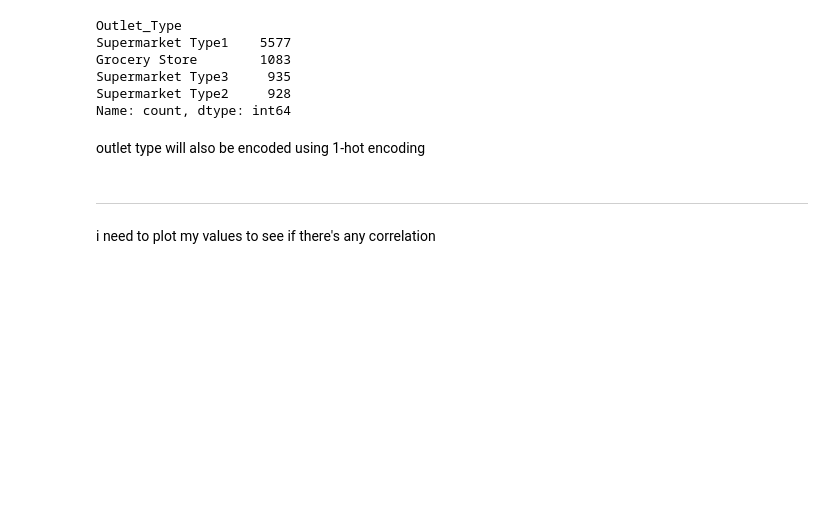
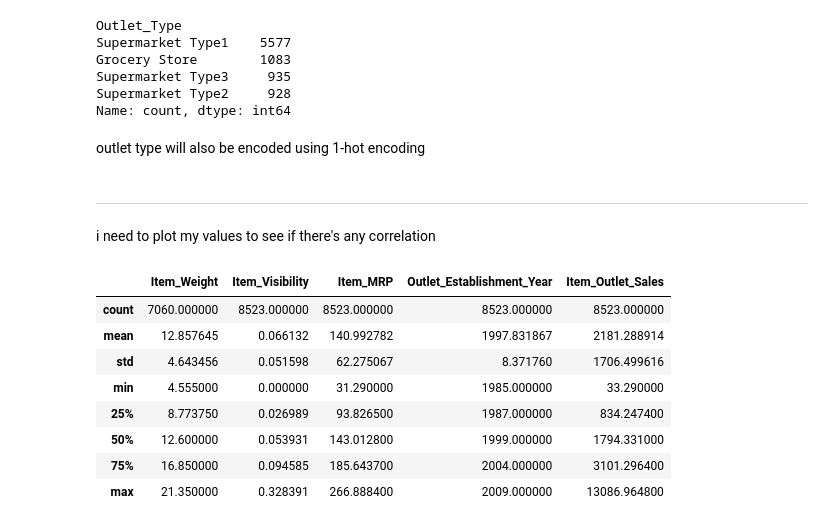
Before and after one commit to taniabuzykina/store-sales-prediction, a Jupyter notebook: code/data_exploration.ipynb, the cells around one changed output. Drawn from its saved outputs; the diff is of its cells as text; code cells hidden in the pictures; blank space fills up the shorter version.

```diff
--- a/code/data_exploration.ipynb
+++ b/code/data_exploration.ipynb
@@ -138,3 +138,15 @@ outlet type will also be encoded using 1-hot encoding
 # %% [markdown]
 --------------------------------------------------------------------
 i need to plot my values to see if there's any correlation
+# %%
+sales.describe()
+# %% [output]
+|  | Item_Weight | Item_Visibility | Item_MRP | Outlet_Establishment_Year | Item_Outlet_Sales |
+| count | 7060.000000 | 8523.000000 | 8523.000000 | 8523.000000 | 8523.000000 |
+| mean | 12.857645 | 0.066132 | 140.992782 | 1997.831867 | 2181.288914 |
+| std | 4.643456 | 0.051598 | 62.275067 | 8.371760 | 1706.499616 |
+| min | 4.555000 | 0.000000 | 31.290000 | 1985.000000 | 33.290000 |
+| 25% | 8.773750 | 0.026989 | 93.826500 | 1987.000000 | 834.247400 |
+| 50% | 12.600000 | 0.053931 | 143.012800 | 1999.000000 | 1794.331000 |
+| 75% | 16.850000 | 0.094585 | 185.643700 | 2004.000000 | 3101.296400 |
+| max | 21.350000 | 0.328391 | 266.888400 | 2009.000000 | 13086.964800 |
```
Also changed, not shown: parts of 9 cells of this notebook.
